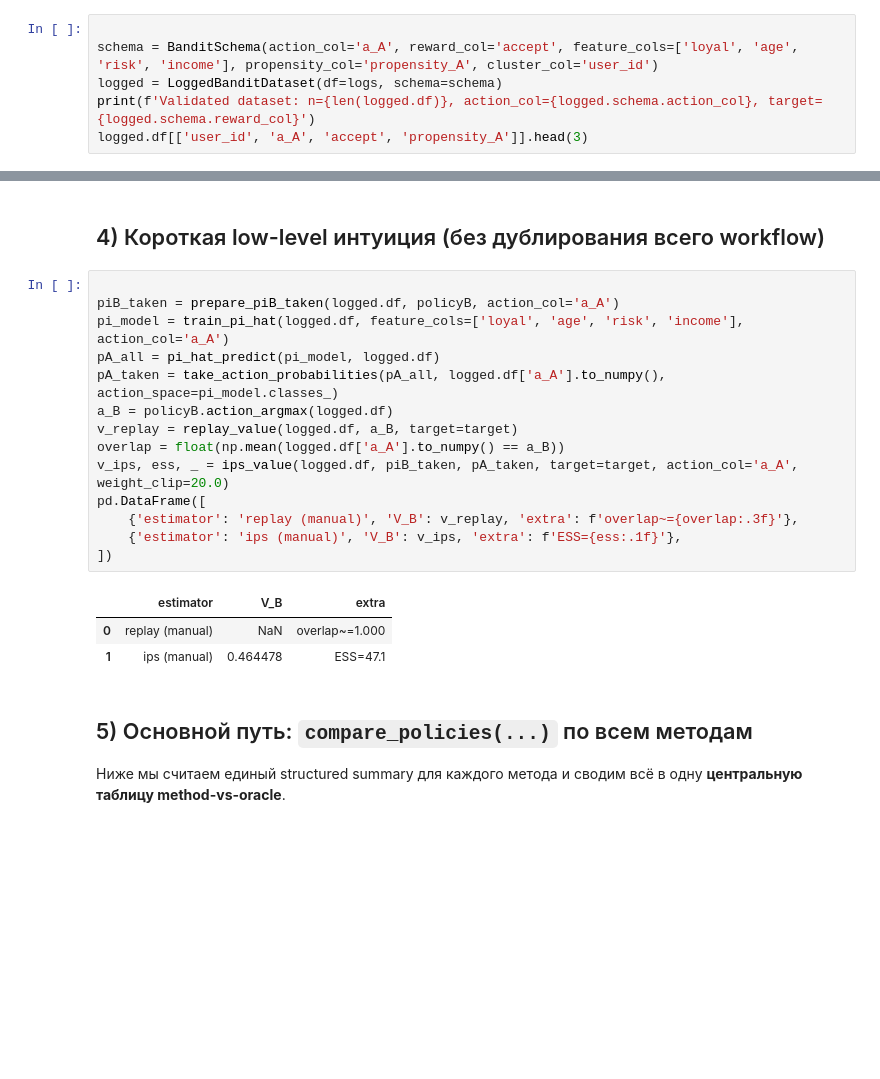
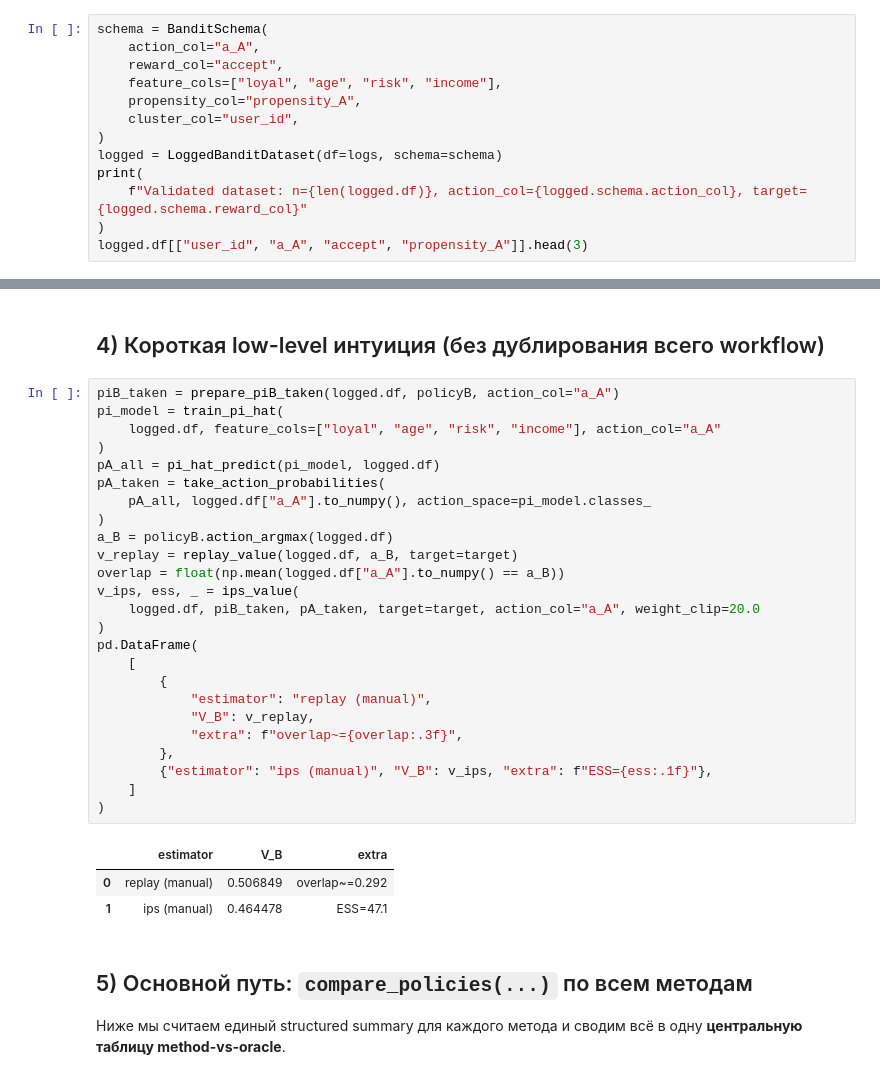
Before and after one commit to Yurashku/OffPolicyLab, a Jupyter notebook: examples/tutorial.ipynb, the cells around one changed output, grey strips where cells are left out. Cells and saved outputs as stored; diff of their text form; blank space fills up the shorter version.

```diff
--- a/examples/tutorial.ipynb
+++ b/examples/tutorial.ipynb
@@ -55,11 +69,18 @@ logs.head(3)
 # %% [markdown]
 ## 2) Проверка data contract
 # %%
-
-schema = BanditSchema(action_col='a_A', reward_col='accept', feature_cols=['loyal', 'age', 'risk', 'income'], propensity_col='propensity_A', cluster_col='user_id')
+schema = BanditSchema(
+    action_col="a_A",
+    reward_col="accept",
+    feature_cols=["loyal", "age", "risk", "income"],
+    propensity_col="propensity_A",
+    cluster_col="user_id",
+)
 logged = LoggedBanditDataset(df=logs, schema=schema)
-print(f'Validated dataset: n={len(logged.df)}, action_col={logged.schema.action_col}, target={logged.schema.reward_col}')
-logged.df[['user_id', 'a_A', 'accept', 'propensity_A']].head(3)
+print(
+    f"Validated dataset: n={len(logged.df)}, action_col={logged.schema.action_col}, target={logged.schema.reward_col}"
+)
+logged.df[["user_id", "a_A", "accept", "propensity_A"]].head(3)
 # %% [output]
 Validated dataset: n=500, action_col=a_A, target=accept
 |  | user_id | a_A | accept | propensity_A |
@@ -83,22 +112,33 @@ pd.DataFrame([{'metric': target, 'V_A_oracle': oracle_v_a, 'V_B_oracle': oracle_
 # %% [markdown]
 ## 4) Короткая low-level интуиция (без дублирования всего workflow)
 # %%
-
-piB_taken = prepare_piB_taken(logged.df, policyB, action_col='a_A')
-pi_model = train_pi_hat(logged.df, feature_cols=['loyal', 'age', 'risk', 'income'], action_col='a_A')
+piB_taken = prepare_piB_taken(logged.df, policyB, action_col="a_A")
+pi_model = train_pi_hat(
+    logged.df, feature_cols=["loyal", "age", "risk", "income"], action_col="a_A"
+)
 pA_all = pi_hat_predict(pi_model, logged.df)
-pA_taken = take_action_probabilities(pA_all, logged.df['a_A'].to_numpy(), action_space=pi_model.classes_)
+pA_taken = take_action_probabilities(
+    pA_all, logged.df["a_A"].to_numpy(), action_space=pi_model.classes_
+)
 a_B = policyB.action_argmax(logged.df)
 v_replay = replay_value(logged.df, a_B, target=target)
-overlap = float(np.mean(logged.df['a_A'].to_numpy() == a_B))
-v_ips, ess, _ = ips_value(logged.df, piB_taken, pA_taken, target=target, action_col='a_A', weight_clip=20.0)
-pd.DataFrame([
-    {'estimator': 'replay (manual)', 'V_B': v_replay, 'extra': f'overlap~={overlap:.3f}'},
-    {'estimator': 'ips (manual)', 'V_B': v_ips, 'extra': f'ESS={ess:.1f}'},
-])
+overlap = float(np.mean(logged.df["a_A"].to_numpy() == a_B))
+v_ips, ess, _ = ips_value(
+    logged.df, piB_taken, pA_taken, target=target, action_col="a_A", weight_clip=20.0
+)
+pd.DataFrame(
+    [
+        {
+            "estimator": "replay (manual)",
+            "V_B": v_replay,
+            "extra": f"overlap~={overlap:.3f}",
+        },
+        {"estimator": "ips (manual)", "V_B": v_ips, "extra": f"ESS={ess:.1f}"},
+    ]
+)
 # %% [output]
 |  | estimator | V_B | extra |
-| 0 | replay (manual) | NaN | overlap~=1.000 |
+| 0 | replay (manual) | 0.506849 | overlap~=0.292 |
 | 1 | ips (manual) | 0.464478 | ESS=47.1 |
 # %% [markdown]
 ## 5) Основной путь: `compare_policies(...)` по всем методам
```
Also changed, not shown: parts of 6 cells of this notebook, 26 other files.
